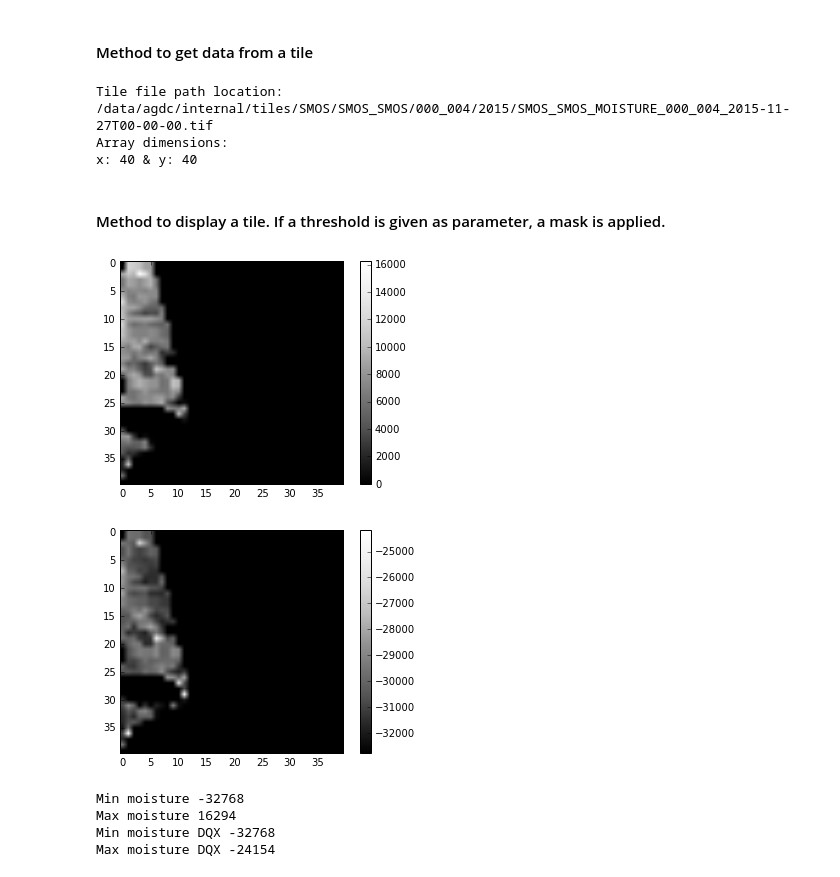
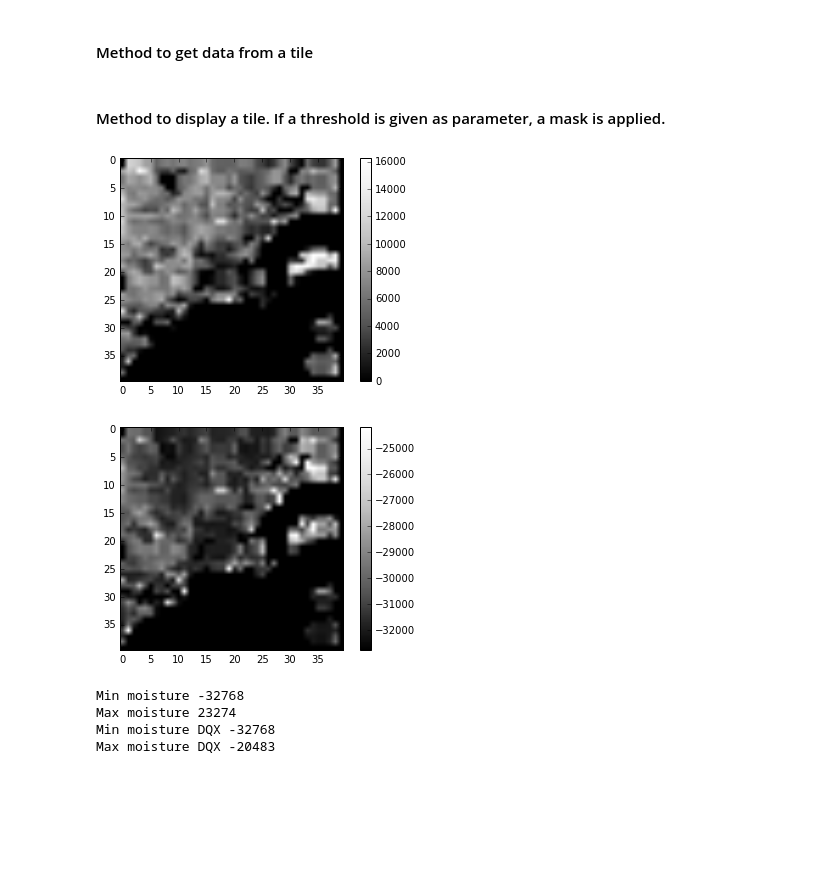
Before and after one commit to pvillard31/agdc, a Jupyter notebook: api-examples/notebooks/notebooks_CG/SMOS.ipynb, the cells around one changed output. Cells and saved outputs as stored; diff of their text form; code cells hidden in the pictures; blank space fills up the shorter version.

```diff
--- a/api-examples/notebooks/notebooks_CG/SMOS.ipynb
+++ b/api-examples/notebooks/notebooks_CG/SMOS.ipynb
@@ -70,15 +70,27 @@ def getDatasetFromTile(tile):
     return data
-# %%
-data = getDatasetFromTile(tiles[0])
-# %% [output]
-Tile file path location: /data/agdc/internal/tiles/SMOS/SMOS_SMOS/000_004/2015/SMOS_SMOS_MOISTURE_000_004_2015-11-27T00-00-00.tif
-Array dimensions:
-x: 40 & y: 40
+# %%
+
+NO_DATA = -32768
+
+def stackDataFromTiles(tiles, band):
+    stackedData = []
+    tiles.sort(key=lambda x: x.start_datetime)
+    for tile in reversed(tiles):
+        dataset = getDatasetFromTile(tile)
+        data = dataset.get(band)
+        if (len(stackedData) == 0):
+            stackedData = data
+        else:
+            for i in range(0,len(data) - 1):
+                for j in range(0, len(data[i]) - 1):
+                    if stackedData[i][j] == NO_DATA:
+                        stackedData[i][j] = data[i][j]
+    return stackedData
 # %% [markdown]
 #### Method to display a tile. If a threshold is given as parameter, a mask is applied.
 # %%
-def showDataset(data, band, vmin, vmax, threshold=None):
-    matrix = np.reshape(data.get(band), (-1, 40))
+def showDataset(stack, vmin, vmax, threshold=None):
+    matrix = np.reshape(stack, (-1, 40))
     plt.figure()
     if (threshold == None):
         plt.imshow(matrix, cmap = cm.Greys_r, vmin=vmin, vmax=vmax)
@@ -89,20 +101,22 @@ def showDataset(data, band, vmin, vmax, threshold=None):
     plt.show()
     plt.close()
 # %%
-showDataset(data, SMOSBands.MOISTURE, vmin=0, vmax=16294)
+moistureStack = stackDataFromTiles(tiles, SMOSBands.MOISTURE)
+showDataset(moistureStack, vmin=0, vmax=16294)
 # %% [output]
-[figure, old version]
+[figure, new version]
 # %%
-showDataset(data, SMOSBands.MOISTURE_DQX, vmin=-32768, vmax=-24154)
+moistureDqxStack = stackDataFromTiles(tiles, SMOSBands.MOISTURE_DQX)
+showDataset(moistureDqxStack, vmin=-32768, vmax=-24154)
 # %% [output]
-[figure, old version]
+[figure, new version]
 # %%
-print "Min moisture",data.get(SMOSBands.MOISTURE).min()
-print "Max moisture",data.get(SMOSBands.MOISTURE).max()
-print "Min moisture DQX",data.get(SMOSBands.MOISTURE_DQX).min()
-print "Max moisture DQX",data.get(SMOSBands.MOISTURE_DQX).max()
+print "Min moisture", moistureStack.min()
+print "Max moisture", moistureStack.max()
+print "Min moisture DQX", moistureDqxStack.min()
+print "Max moisture DQX", moistureDqxStack.max()
 # %% [output]
 Min moisture -32768
-Max moisture 16294
+Max moisture 23274
 Min moisture DQX -32768
-Max moisture DQX -24154
+Max moisture DQX -20483
```
Also changed, not shown: parts of 4 cells of this notebook.
